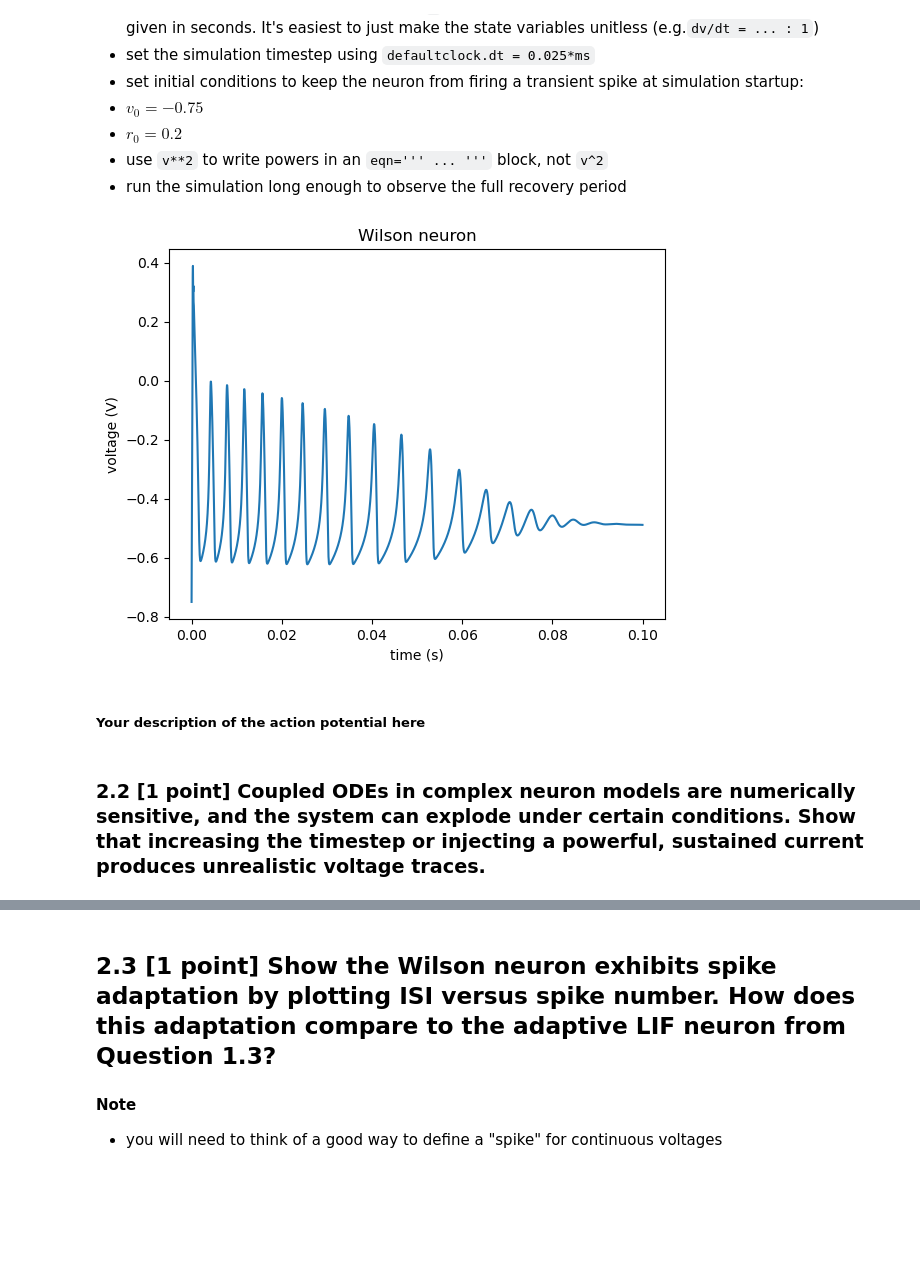
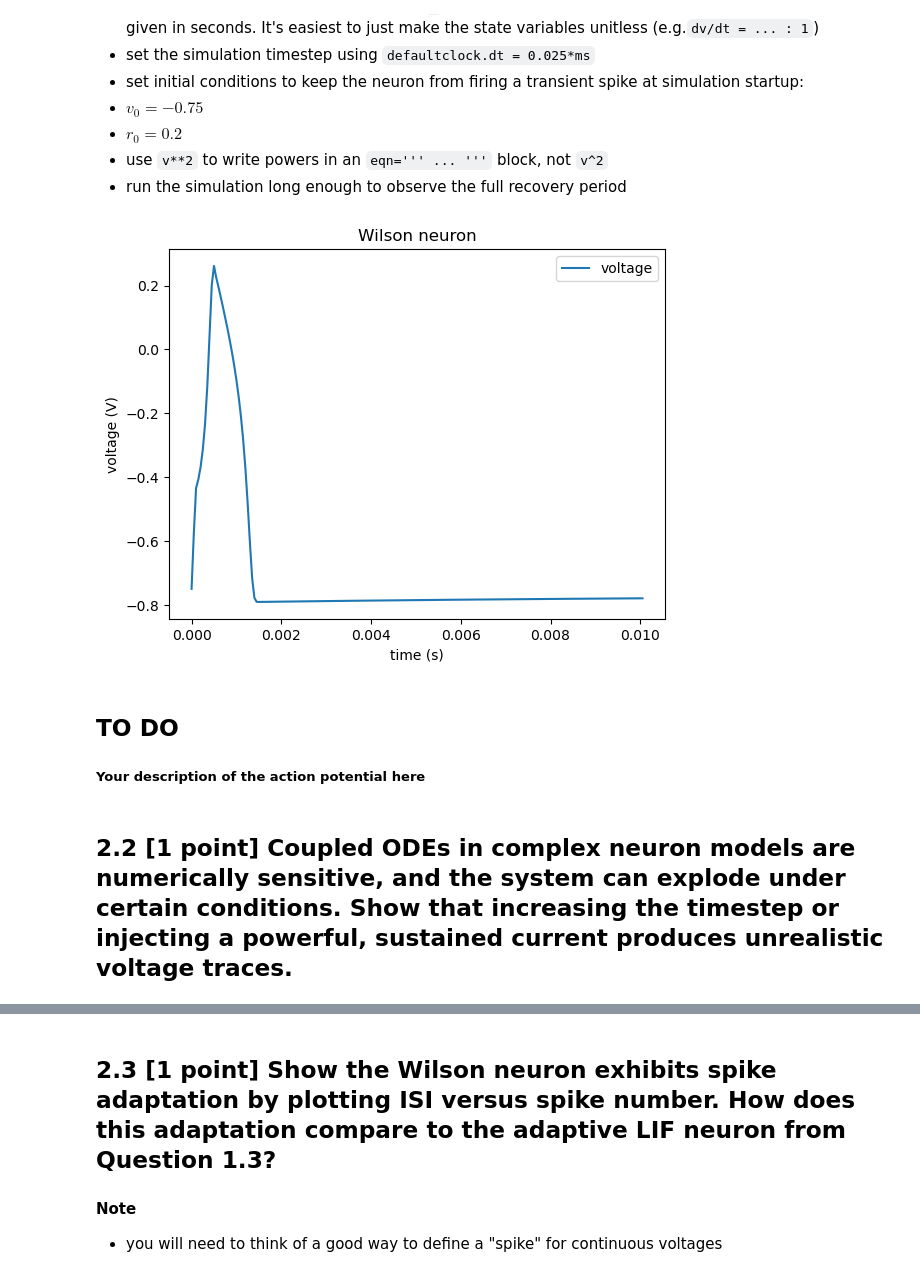
Before and after one commit to kateharvey/SYDE552, a Jupyter notebook: syde552-assignment1.ipynb, the cells around one changed output, grey strips where cells are left out. Cells and saved outputs as stored; diff of their text form; code cells hidden in the pictures; blank space fills up the shorter version.

```diff
--- a/syde552-assignment1.ipynb
+++ b/syde552-assignment1.ipynb
@@ -385,0 +403,21 @@ SyntaxError: Unknown syntax: Call (<string>)
+# %%
+def quadratic_integrate_and_fire(I, R=10*ohm, C=1*nF, tau_ref=2*ms, a_0=5*nS/mV, v_c=-50*mV, v_rest=-65*mV, v_reset=-80*mV, t=100*ms):
+    start_scope()
+
+    # neuron equations:
+    eqn = '''
+    dv/dt = a_0*(v - v_rest)*(v - v_c)/(R*C) + I/C : volt
+    I : amp'''
+    threshold = '''v > v_c'''
+    reset = '''v = v_reset'''
+    refractory = '''tau_ref'''
+
+    ensemble = NeuronGroup(1, eqn, threshold=threshold, reset=reset, refractory=refractory, method='euler')
+    ensemble.v = -70*mV
+    probe = StateMonitor(ensemble, 'v', record=True)
+    spikes = SpikeMonitor(ensemble)
+    run(t)
+
+    return ensemble, probe, spikes
+# %%
+quad_neuron, probe, spikes = quadratic_integrate_and_fire(5*mA, t=100*ms)
@@ -416,13 +463,14 @@ tau_h = 99.0*ms
 dt = 0.05*ms
 I_ext = 3 # mA
 # %%
-def wilson_neuron(I_ext, tau_v, tau_r, tau_h, t=100*ms, dt=0.05*ms):
+def wilson_neuron(I_ext, tau_v, tau_r, tau_h, t=10*ms, dt=0.05*ms, sustain=False):
     start_scope()
 
     eqn = '''
-    dv/dt = (-(17.81 + 47.58*v + 33.80*v**2)*(v - 0.48) - 26*r*(v + 0.95) - 13*h*(v + 0.95) + I_ext)/tau_v : 1
+    dv/dt = (-(17.81 + 47.58*v + 33.80*v**2)*(v - 0.48) - 26*r*(v + 0.95) - 13*h*(v + 0.95) + I)/tau_v : 1
     dr/dt = (-r + 1.29*v + 0.79 + 3.30*(v + 0.38)**2)/tau_r : 1
-    dh/dt = (-h + 11*(v + 0.754)*(v + 0.69))/tau_h : 1'''
+    dh/dt = (-h + 11*(v + 0.754)*(v + 0.69))/tau_h : 1
+    I : 1'''
 
     wilson = NeuronGroup(1, eqn, method='euler')
 
@@ -431,6 +479,14 @@ def wilson_neuron(I_ext, tau_v, tau_r, tau_h, t=100*ms, dt=0.05*ms):
     wilson.r = 0.2
     defaultclock.dt = dt
     probe = StateMonitor(wilson, 'v', record=True)
-    run(t)
 
-    return probe
+    if sustain:
+        wilson.I = I_ext
+        run(t)
+    else:
+        wilson.I = I_ext
+        run(0.1*ms) # inject I_ext for 0.1 ms
+        wilson.I = 0
+        run(t)
+
+    return wilson, probe
@@ -439,10 +493,14 @@ wilson = wilson_neuron(I_ext, tau_v, tau_r, tau_h)
 # %%
+# simulate a Wilson neuron:
+wilson, probe = wilson_neuron(I_ext, tau_v, tau_r, tau_h, sustain=False)
+
 # plot Wilson neuron voltage over time:
-plot_voltage_trace(wilson, title='Wilson neuron')
+fig = plot_voltage_trace(probe, title='Wilson neuron')
 # %% [output]
-[figure, old version]
+[figure, new version]
 # %% [markdown]
+## TO DO
 ##### Your description of the action potential here
 # %% [markdown]
-### 2.2 [1 point] Coupled ODEs in complex neuron models are numerically sensitive, and the system can explode under certain conditions. Show that increasing the timestep or injecting a powerful, sustained current produces unrealistic voltage traces.
+## 2.2 [1 point] Coupled ODEs in complex neuron models are numerically sensitive, and the system can explode under certain conditions. Show that increasing the timestep or injecting a powerful, sustained current produces unrealistic voltage traces.
 # %%
```
Also changed, not shown: parts of 46 cells of this notebook, 1 other file.
